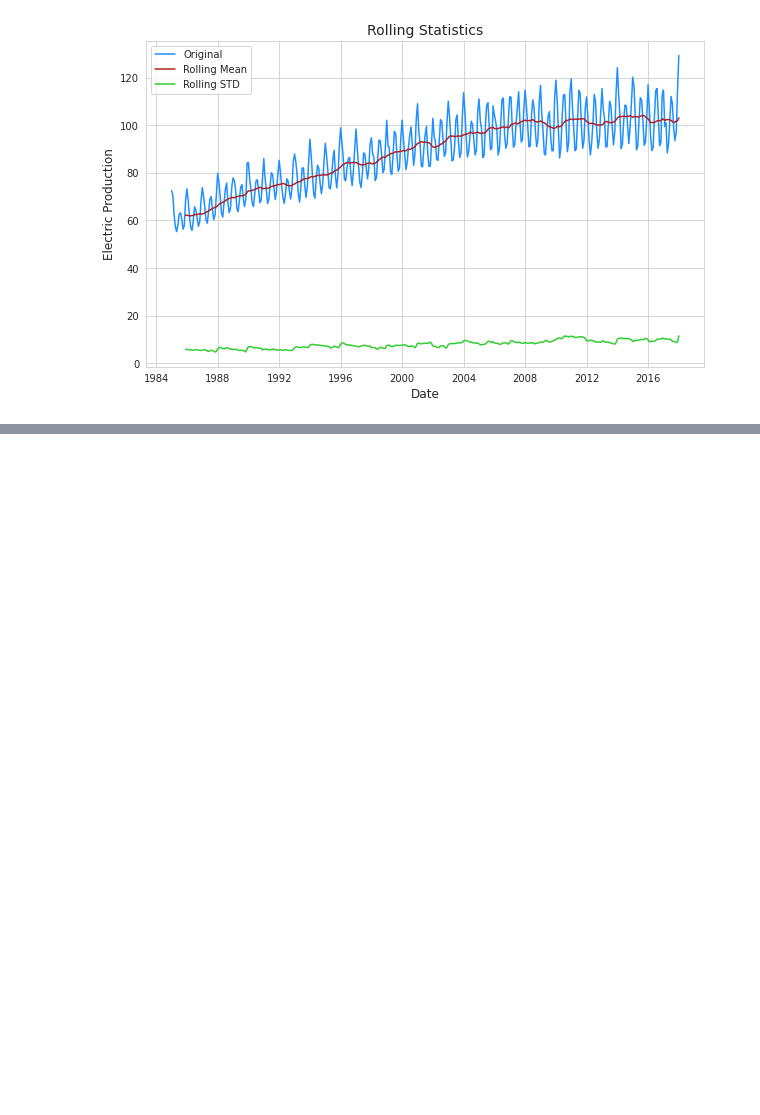
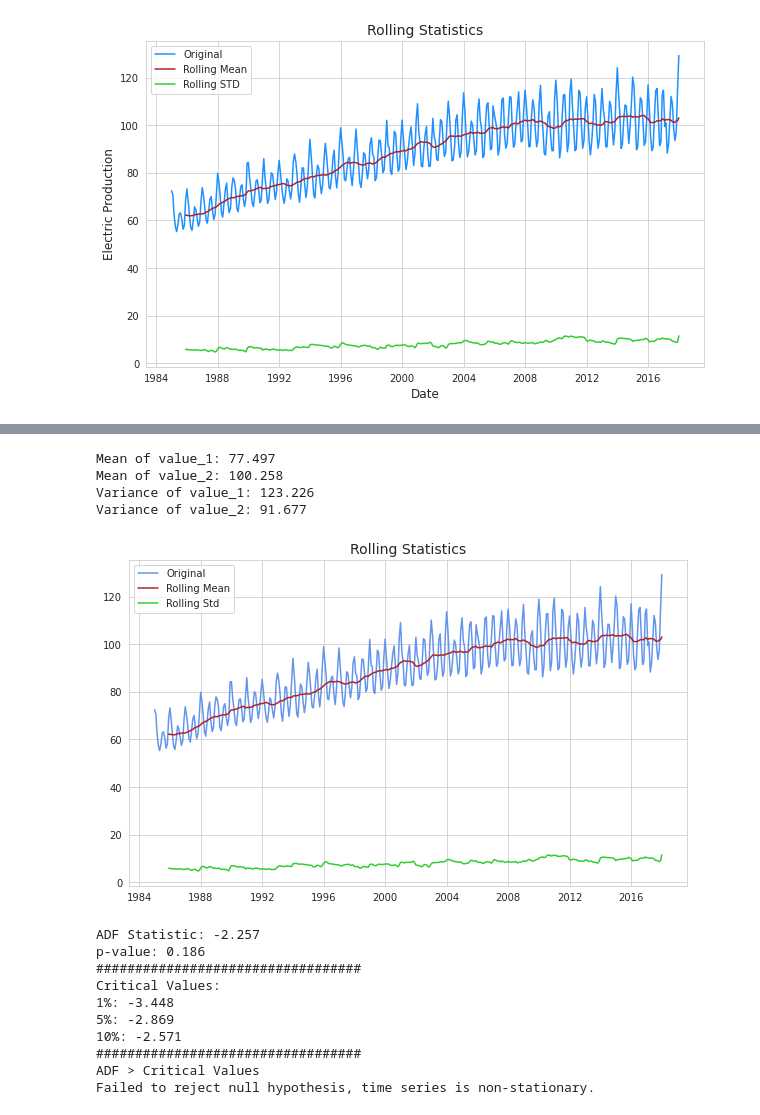
Before and after one commit to TonyGlimm/Electricity-Production-Forecasting, a Jupyter notebook: Electricity_Production_Forecasting.ipynb, the cells around one changed output, grey strips where cells are left out. Saved outputs shown, nothing was run; the diff lists cells and outputs as text; code cells hidden in the pictures; blank space fills up the shorter version.

```diff
--- a/Electricity_Production_Forecasting.ipynb
+++ b/Electricity_Production_Forecasting.ipynb
@@ -57,0 +107,58 @@ plt.show()
+# %%
+print("Mean of value_1: {}".format(round(value_1.mean()[0],3)))
+print("Mean of value_2: {}".format(round(value_2.mean()[0],3)))
+print("Variance of value_1: {}".format(round(value_1.var()[0],3)))
+print("Variance of value_2: {}".format(round(value_2.var()[0],3)))
+# %% [output]
+Mean of value_1: 77.497
+Mean of value_2: 100.258
+Variance of value_1: 123.226
+Variance of value_2: 91.677
+# %%
+def adfuller_test(ts, window = 12):
+
+    movingAverage = ts.rolling(window).mean()
+    movingSTD = ts.rolling(window).std()
+
+    plt.figure(figsize = (10,6))
+    orig = plt.plot(ts, color='dodgerblue',
+                    label='Original')
+    mean = plt.plot(movingAverage, color='firebrick',
+                    label='Rolling Mean')
+    std = plt.plot(movingSTD, color='limegreen',
+                   label='Rolling Std')
+    plt.legend(loc = 'upper left')
+    plt.title('Rolling Statistics', size = 14)
+    plt.show(block=False)
+
+    adf = adfuller(ts, autolag='AIC')
+
+    print('ADF Statistic: {}'.format(round(adf[0],3)))
+    print('p-value: {}'.format(round(adf[1],3)))
+    print("##################################")
+    print('Critical Values:')
+
+    for key, ts in adf[4].items():
+         print('{}: {}'.format(key, round(ts,3)))
+    print("##################################")
+
+    if adf[0] > adf[4]["5%"]:
+        print("ADF > Critical Values")
+        print ("Failed to reject null hypothesis, time series is non-stationary.")
+    else:
+        print("ADF < Critical Values")
+        print ("Reject null hypothesis, time series is stationary.")
+
+adfuller_test(df, window = 12)
+# %% [output]
+[figure, added]
+ADF Statistic: -2.257
+p-value: 0.186
+##################################
+Critical Values:
+1%: -3.448
+5%: -2.869
+10%: -2.571
+##################################
+ADF > Critical Values
+Failed to reject null hypothesis, time series is non-stationary.
```
Also changed, not shown: parts of 31 cells of this notebook.
